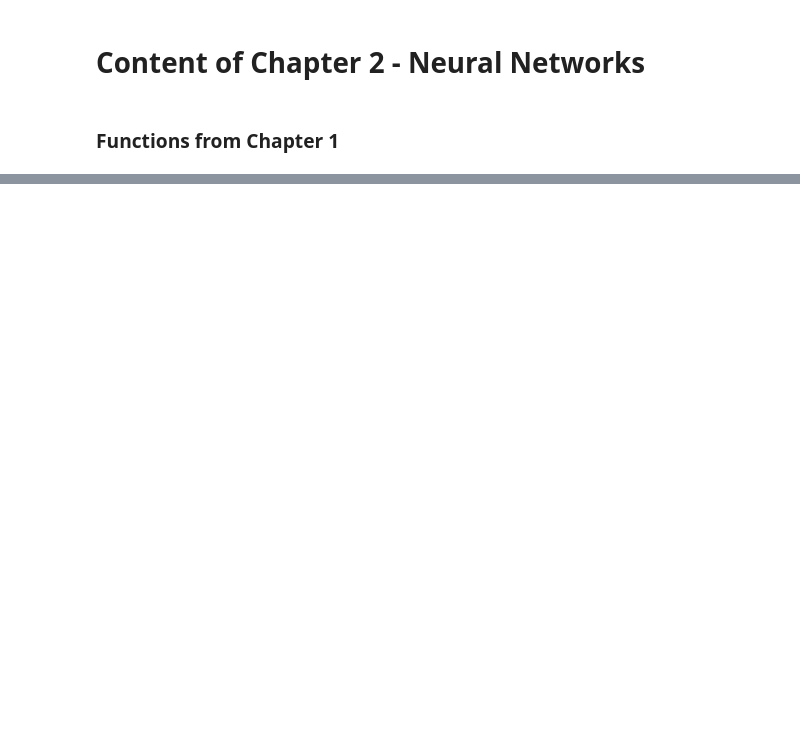
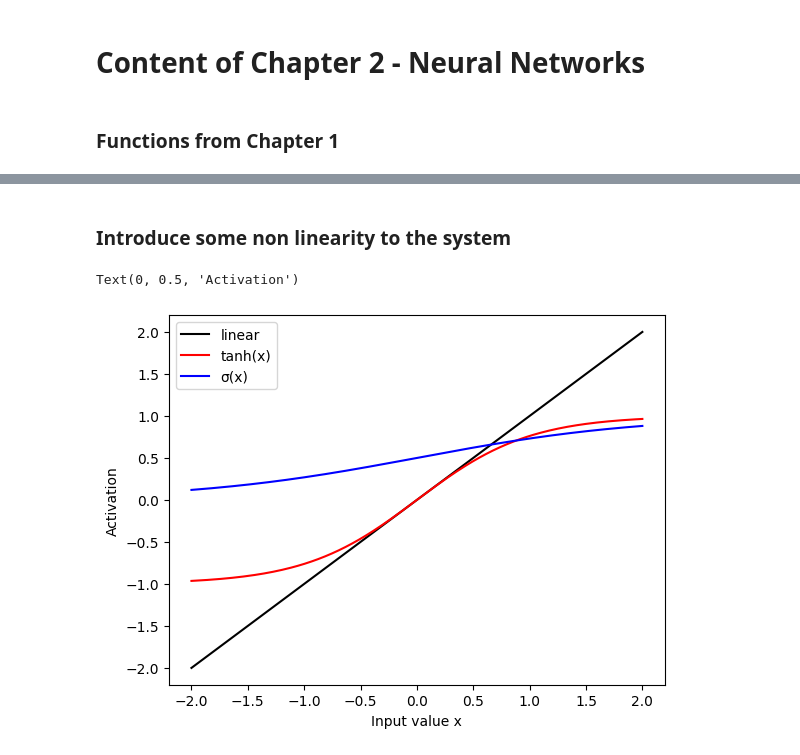
Before and after one commit to Pirner/data_science_notebooks, a Jupyter notebook: learning/inside_deeplearning/chapter_02/chapter_content.ipynb, the cells around one changed output, grey strips where cells are left out. Drawn from its saved outputs; the diff is of its cells as text; code cells hidden in the pictures; blank space fills up the shorter version.

```diff
--- a/learning/inside_deeplearning/chapter_02/chapter_content.ipynb
+++ b/learning/inside_deeplearning/chapter_02/chapter_content.ipynb
@@ -76,0 +105,16 @@ def train_simple_network(model, loss_func, training_loader, epochs=20, device="c
+# %% [markdown]
+### Introduce some non linearity to the system
+# %%
+activation_input = np.linspace(-2, 2, num=200)
+tanh_activation = np.tanh(activation_input)
+sigmoid_activation = np.exp(activation_input)/(np.exp(activation_input)+1)
+
+sns.lineplot(x=activation_input, y=activation_input, color='black', label="linear")
+sns.lineplot(x=activation_input, y=tanh_activation, color='red', label="tanh(x)")
+ax = sns.lineplot(x=activation_input, y=sigmoid_activation, color='blue', label="σ(x)")
+
+ax.set_xlabel('Input value x')
+ax.set_ylabel('Activation')
+# %% [output]
+Text(0, 0.5, 'Activation')
+[figure, added]
```
Also changed, not shown: parts of 6 cells of this notebook, 1 other file.
